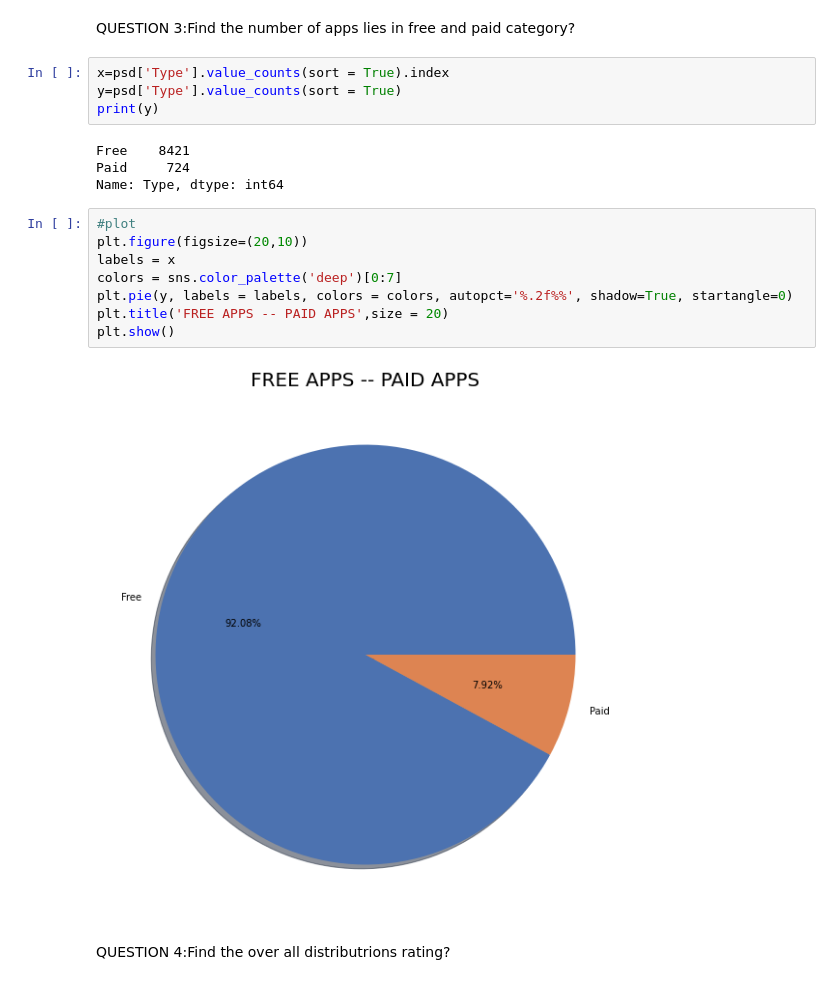
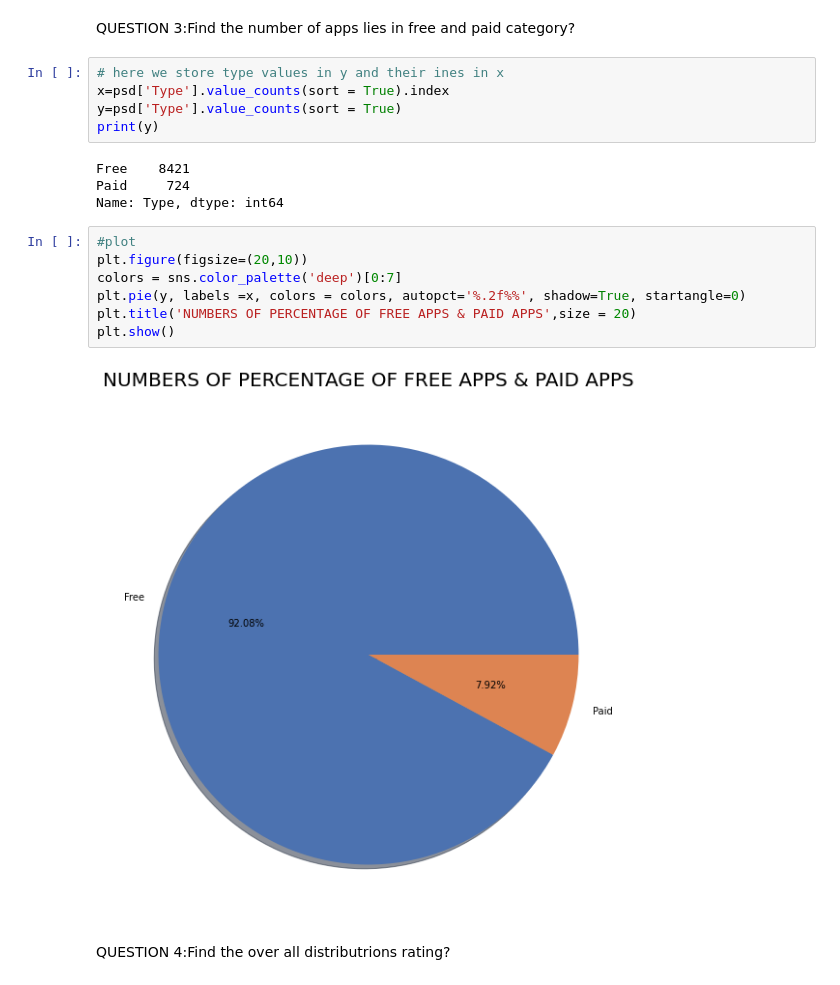
Before and after one commit to Swastik02aug/almabetter-EDA-project, a Jupyter notebook: Play_Store_App_Review_Analysis_Capstone_Project.ipynb, the cells around one changed output. Drawn from its saved outputs; the diff is of its cells as text.

```diff
--- a/Play_Store_App_Review_Analysis_Capstone_Project.ipynb
+++ b/Play_Store_App_Review_Analysis_Capstone_Project.ipynb
@@ -321,6 +361,7 @@ graph.set_title("Top categories on Google Playstore", fontsize = 20);
 # %% [markdown]
 QUESTION 3:Find the number of apps lies in free and paid category?
 # %%
+# here we store type values in y and their ines in x
 x=psd['Type'].value_counts(sort = True).index
 y=psd['Type'].value_counts(sort = True)
 print(y)
@@ -331,13 +372,12 @@ Name: Type, dtype: int64
 # %%
 #plot
 plt.figure(figsize=(20,10))
-labels = x
 colors = sns.color_palette('deep')[0:7]
-plt.pie(y, labels = labels, colors = colors, autopct='%.2f%%', shadow=True, startangle=0)
-plt.title('FREE APPS -- PAID APPS',size = 20)
+plt.pie(y, labels =x, colors = colors, autopct='%.2f%%', shadow=True, startangle=0)
+plt.title('NUMBERS OF PERCENTAGE OF FREE APPS & PAID APPS',size = 20)
 plt.show()
 # %% [output]
-[figure, old version]
+[figure, new version]
 # %% [markdown]
 QUESTION 4:Find the over all distributrions rating?
 # %%
```
Also changed, not shown: parts of 28 cells of this notebook.
